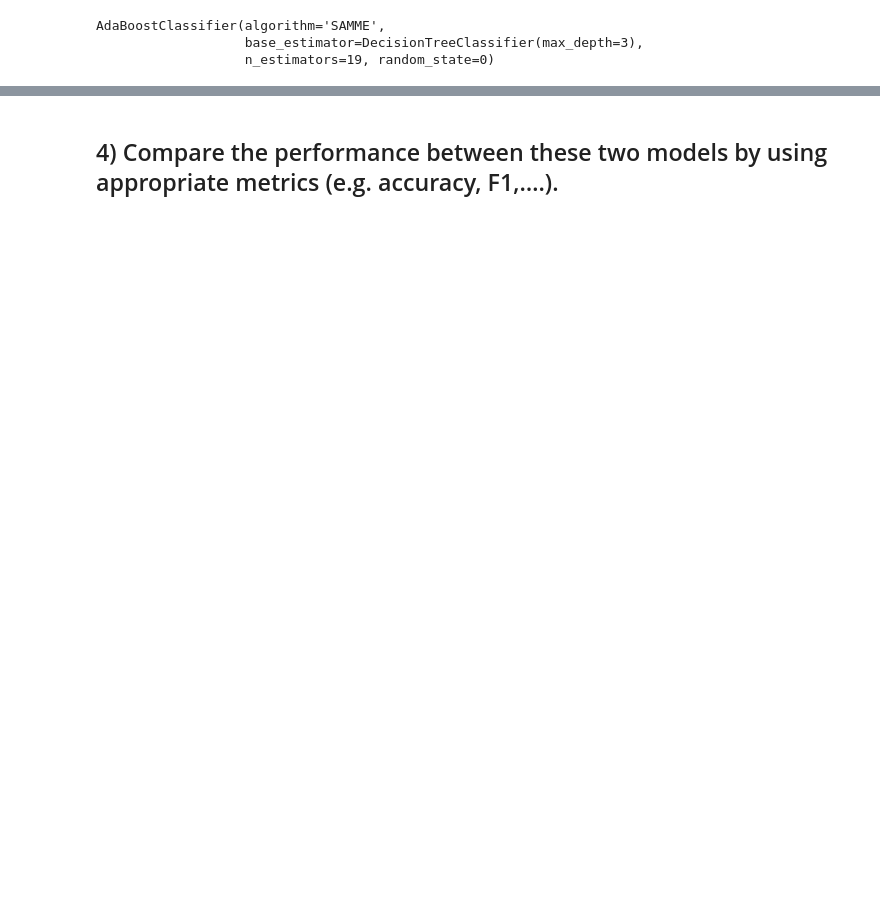
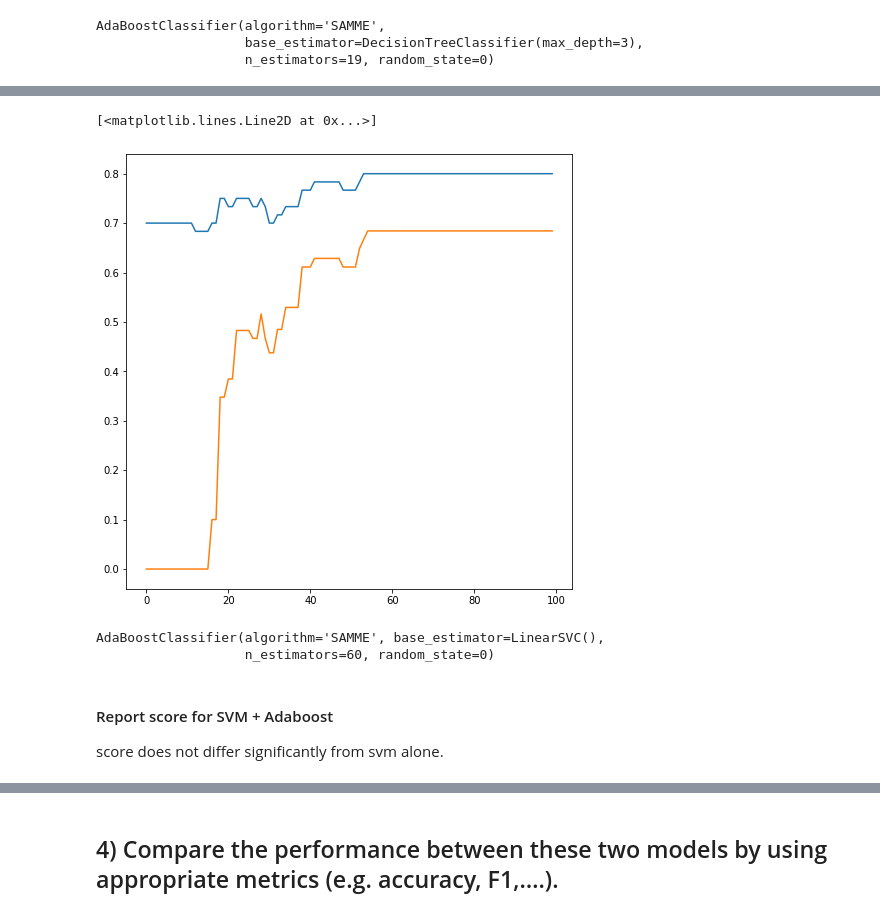
Before and after one commit to PRIMEADAWAS/CEB_Assignment, a Jupyter notebook: RADI 605 Modern Machine Learning/Adaboots/Adaptive Boosting Algorithm (AdaBoost)/RADI605_A1_PasitSupholkhan_(Assignment_Adaboost).ipynb, the cells around one changed output, grey strips where cells are left out. Drawn from its saved outputs; the diff is of its cells as text; code cells hidden in the pictures; blank space fills up the shorter version.

Commit message:
update adaboost

```diff
--- a/RADI 605 Modern Machine Learning/Adaboots/Adaptive Boosting Algorithm (AdaBoost)/RADI605_A1_PasitSupholkhan_(Assignment_Adaboost).ipynb
+++ b/RADI 605 Modern Machine Learning/Adaboots/Adaptive Boosting Algorithm (AdaBoost)/RADI605_A1_PasitSupholkhan_(Assignment_Adaboost).ipynb
@@ -700,8 +754,8 @@ Max accuracy [0.8666666666666667, 19]
 # %%
 from sklearn.tree import DecisionTreeClassifier
 # Create and fit an AdaBoosteddecision tree
-bdt = AdaBoostClassifier(DecisionTreeClassifier(max_depth=3),algorithm="SAMME",n_estimators=19, random_state=0, learning_rate=1.0)
-bdt.fit(X_train, y_train)
+AdaDecision = AdaBoostClassifier(DecisionTreeClassifier(max_depth=3),algorithm="SAMME",n_estimators=19, random_state=0, learning_rate=1.0)
+AdaDecision.fit(X_train, y_train)
 # %% [output]
 AdaBoostClassifier(algorithm='SAMME',
                    base_estimator=DecisionTreeClassifier(max_depth=3),
@@ -708,0 +785,31 @@ AdaBoostClassifier(algorithm='SAMME',
+# %%
+from sklearn import svm
+clf = svm.LinearSVC()
+# %%
+#tuning find the best paramter by GridSearchCV
+from sklearn.model_selection import GridSearchCV
+# Set the parameters by cross-validation
+tuned_parameters = {'C': [100,0.001, 0.10, 0.1, 1, 10, 25, 50, 100, 1000], 'gamma': [1,0.1,0.01,0.001, 1e-4, 1e-5]}
+
+# scores = ['accuracy','f1']
+from sklearn.metrics import make_scorer, accuracy_score, f1_score, precision_score, recall_score,classification_report,confusion_matrix
+
+scores = {'accuracy': make_scorer(accuracy_score),
+          'f1': make_scorer(f1_score)}
+# %%
+for score in scores:
+  print("# Tuning hyper-parameters for %s" % score)
+  print()
+
+  clf = GridSearchCV(estimator=svm.SVC(), cv = 10, param_grid=tuned_parameters, verbose=1, scoring=score)
+  clf.fit(X_train, y_train)
+
+  print("Best parameters set found on development set:",score,clf.best_params_)
+  print()
+  print("Grid scores on development set:")
+  print()
+  means = clf.cv_results_['mean_test_score']
+  stds = clf.cv_results_['std_test_score']
+  for mean, std, params in zip(means, stds, clf.cv_results_['params']):
+    print("%0.3f (+/-%0.03f) for %r" % (mean, std* 2, params))
+  print()
@@ -708,0 +860,22 @@ AdaBoostClassifier(algorithm='SAMME',
+# %%
+import scipy.stats as stats
+bdt = AdaBoostClassifier(svm.LinearSVC(),algorithm="SAMME",n_estimators=100, random_state=0, learning_rate=0.1)
+bdt.fit(X_train, y_train)
+
+preds = np.stack([tree.predict(X_test.to_numpy()) for tree in bdt.estimators_])
+
+plt.figure(figsize=(8,8))
+plt.plot([accuracy_score(y_test,stats.mode(preds[:i+1],axis=0).mode[0]) for i in range(100)])
+plt.plot([f1_score(y_test,stats.mode(preds[:i+1],axis=0).mode[0]) for i in range(100)])
+# %% [output]
+[<matplotlib.lines.Line2D at 0x...>]
+[figure, added]
+# %%
+bdt = AdaBoostClassifier(svm.LinearSVC(),algorithm="SAMME",n_estimators=60, random_state=0, learning_rate=1.0)
+bdt.fit(X_train, y_train)
+# %% [output]
+AdaBoostClassifier(algorithm='SAMME', base_estimator=LinearSVC(),
+                   n_estimators=60, random_state=0)
+# %% [markdown]
+#### Report score for SVM + Adaboost
+score does not differ significantly from svm alone.
```
Also changed, not shown: parts of 31 cells of this notebook.
